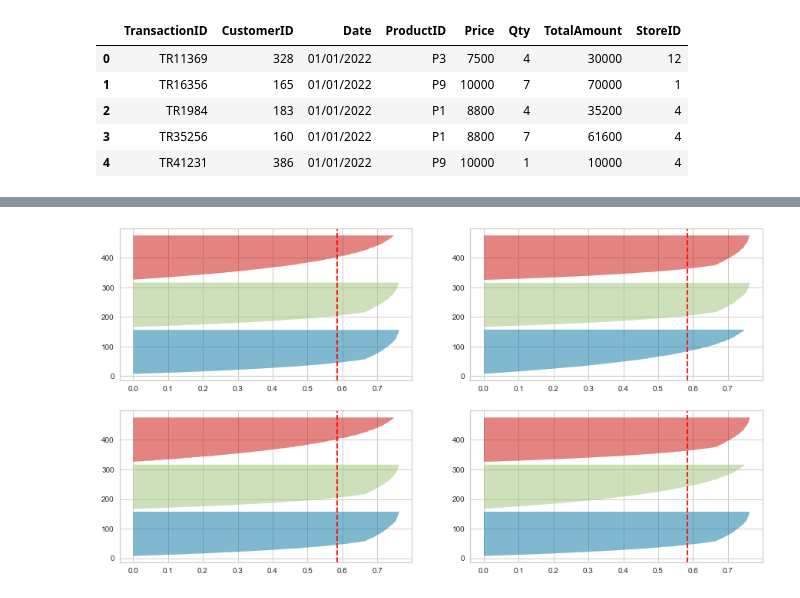
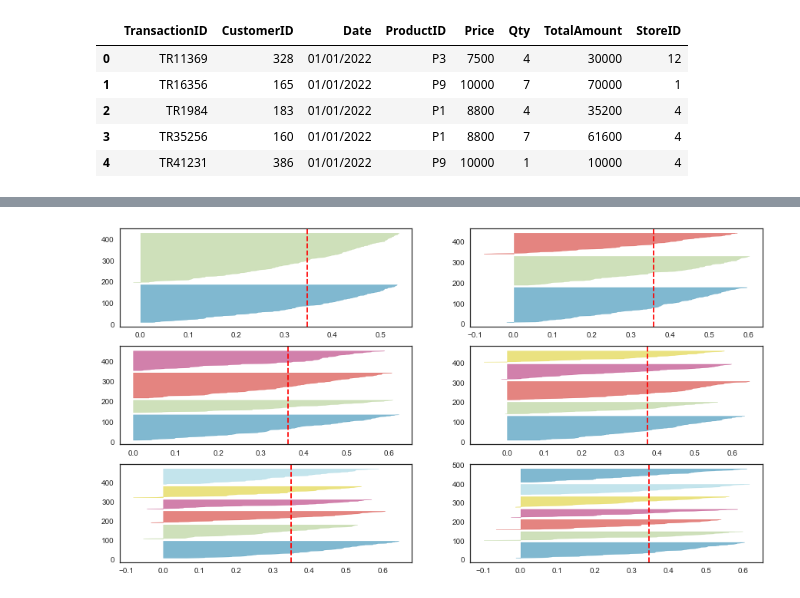
Before and after one commit to aslamfr/rakamin-data-science, a Jupyter notebook: case_kmeans.ipynb, the cells around one changed output, grey strips where cells are left out. Saved outputs shown, nothing was run; the diff lists cells and outputs as text; code cells hidden in the pictures.

```diff
--- a/case_kmeans.ipynb
+++ b/case_kmeans.ipynb
@@ -44,0 +134,8 @@ sns.pairplot(df_agg)
+# %%
+# Find 25% and 75% limit
+
+df_d = df_merge[["Qty","TotalAmount","Income","Age"]].describe()
+df_d_t = df_d.transpose()
+df_q = pd.DataFrame(df_d_t, columns=["25%","75%"])
+df_q_t = df_q.transpose()
+df_q_t
@@ -44,0 +146,16 @@ sns.pairplot(df_agg)
+# %%
+# Filtering data to remove outliers
+
+df_f = df_merge.copy()
+
+for i in columns_name:
+  q1 = df_q_t.loc["25%",i]
+  q3 = df_q_t.loc["75%",i]
+  iqr = q3-q1
+  lb = q1-(iqr*1.5)
+  ub = q3+(iqr*1.5)
+  df_f = df_f[(df_f[i] > lb) & (df_f[i] < ub)]
+# %%
+for i in columns_name :
+  sns.catplot(data=df_f,x=i, kind="box")
+plt.show()
@@ -44,0 +172,7 @@ sns.pairplot(df_agg)
+# %%
+# Removing outliers in Age cloumn
+
+df_merge_f = df_f.copy()
+df_merge_f = df_merge_f[(df_merge_f["Age"] > 10)]
+df_merge_f = df_merge_f[(df_merge_f["Income"] > 0)]
+df_merge_f.reset_index()
@@ -94,12 +295,15 @@ Text(0.5, 1.0, 'Total Amount')
 # %%
 # Silhouete score to further find the best number of cluster
 
-# Silhouete score for CustomerID and TransactionID
-fig, ax = plt.subplots(2, 2, figsize=(15,8))
-for i in range (2,6):
-    km = KMeans(n_clusters=3, init="random", n_init=10)
+# Silhouete score for Age and Quantity
+fig, ax = plt.subplots(3, 2, figsize=(15,8))
+for i in range (2,8):
+    km = KMeans(n_clusters=i, init="random", n_init=10)
     q, mod = divmod(i, 2)
     visualizer = SilhouetteVisualizer(km, colors='yellowbrick', ax=ax[q-1][mod])
     visualizer.fit(d1)
+
+# The number of cluster with the least amount of negative silhouete score is K=2 and K=4
+# K=2 is to few, hence K=4 is chosen
 # %% [output]
-[figure, old version]
+[figure, new version]
```
Also changed, not shown: parts of 25 cells of this notebook, 1 other file.
